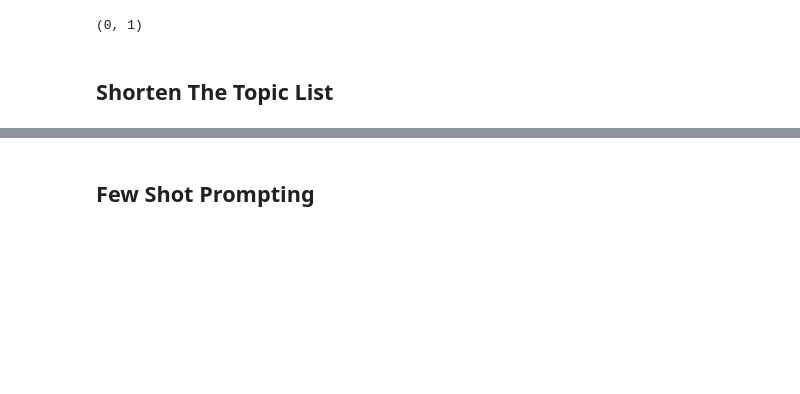
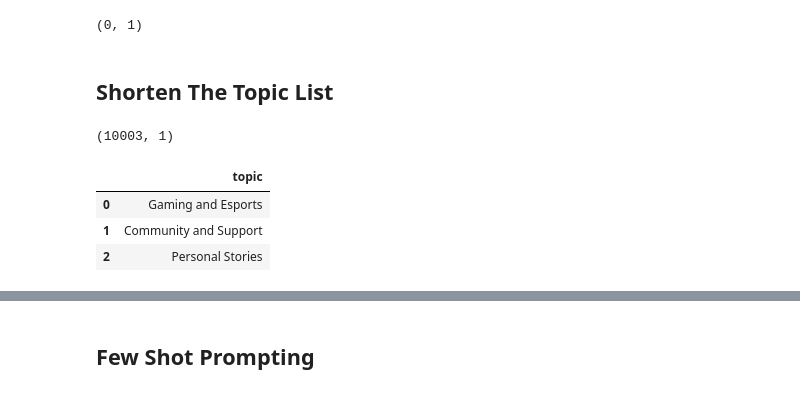
Before and after one commit to oitik/Esports-The-Future, a Jupyter notebook: gemma-7b-it-rag-in-esports-dataset.ipynb, the cells around one changed output, grey strips where cells are left out. Cells and saved outputs as stored; diff of their text form; code cells hidden in the pictures; blank space fills up the shorter version.

```diff
--- a/gemma-7b-it-rag-in-esports-dataset.ipynb
+++ b/gemma-7b-it-rag-in-esports-dataset.ipynb
@@ -996,3 +968,37 @@ print(filt.shape)
 topic_df.to_csv('All_topicsp4.csv', index=False)
 # %% [markdown]
 ## Shorten The Topic List
+# %%
+import os
+import pandas as pd
+
+# Directory containing the CSV files
+folder_path = '/kaggle/input/esports-data/topics/'
+
+# List all files in the directory
+all_files = os.listdir(folder_path)
+
+# Filter out the files that end with '.csv'
+csv_files = [f for f in all_files if f.endswith('.csv')]
+
+# Initialize a list to store DataFrames
+dfs = []
+
+# Loop over each CSV file and read it into a DataFrame
+for file in csv_files:
+    file_path = os.path.join(folder_path, file)
+    df = pd.read_csv(file_path)
+    dfs.append(df)
+
+# If you want to concatenate all DataFrames into one:
+tdf = pd.concat(dfs, ignore_index=True)
+# %%
+print(tdf.shape)
+
+tdf.head(3)
+# %% [output]
+(10003, 1)
+|  | topic |
+| 0 | Gaming and Esports |
+| 1 | Community and Support |
+| 2 | Personal Stories |
```
Also changed, not shown: parts of 35 cells of this notebook.
